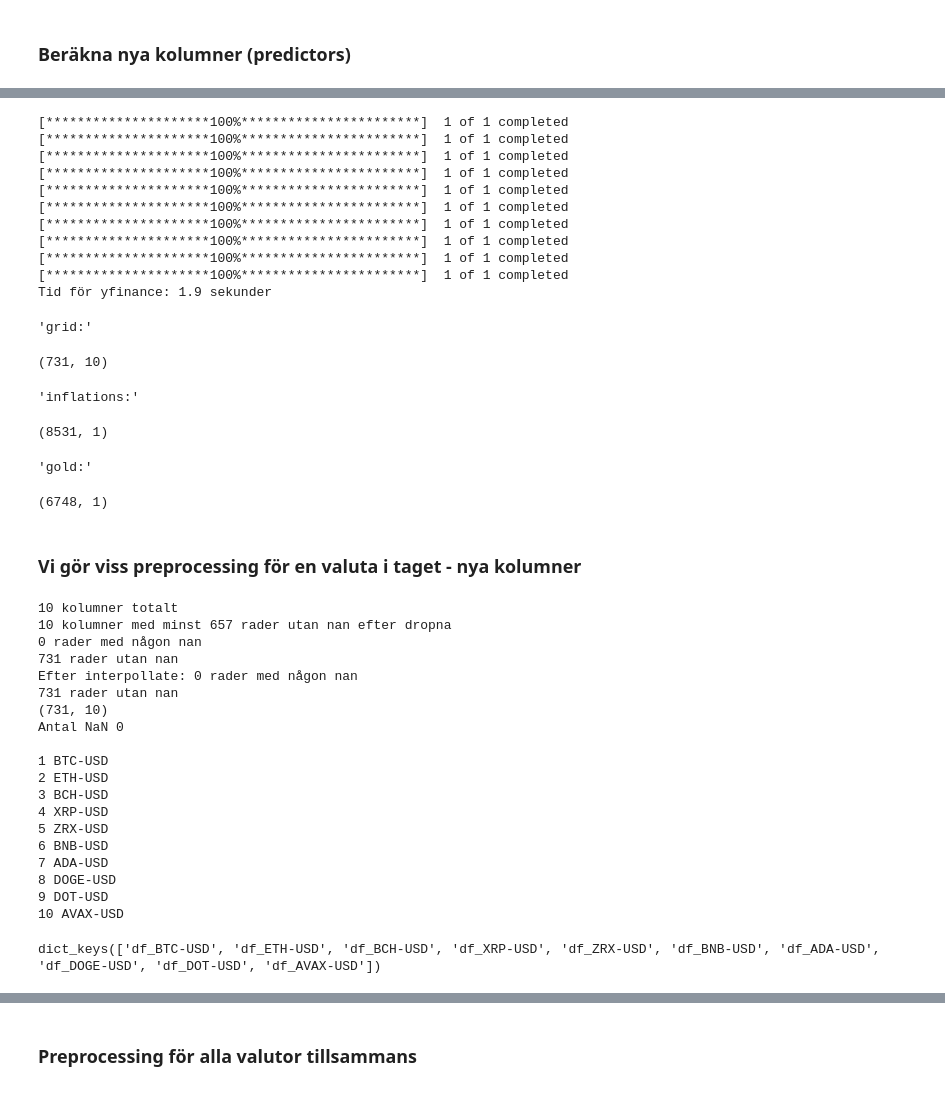
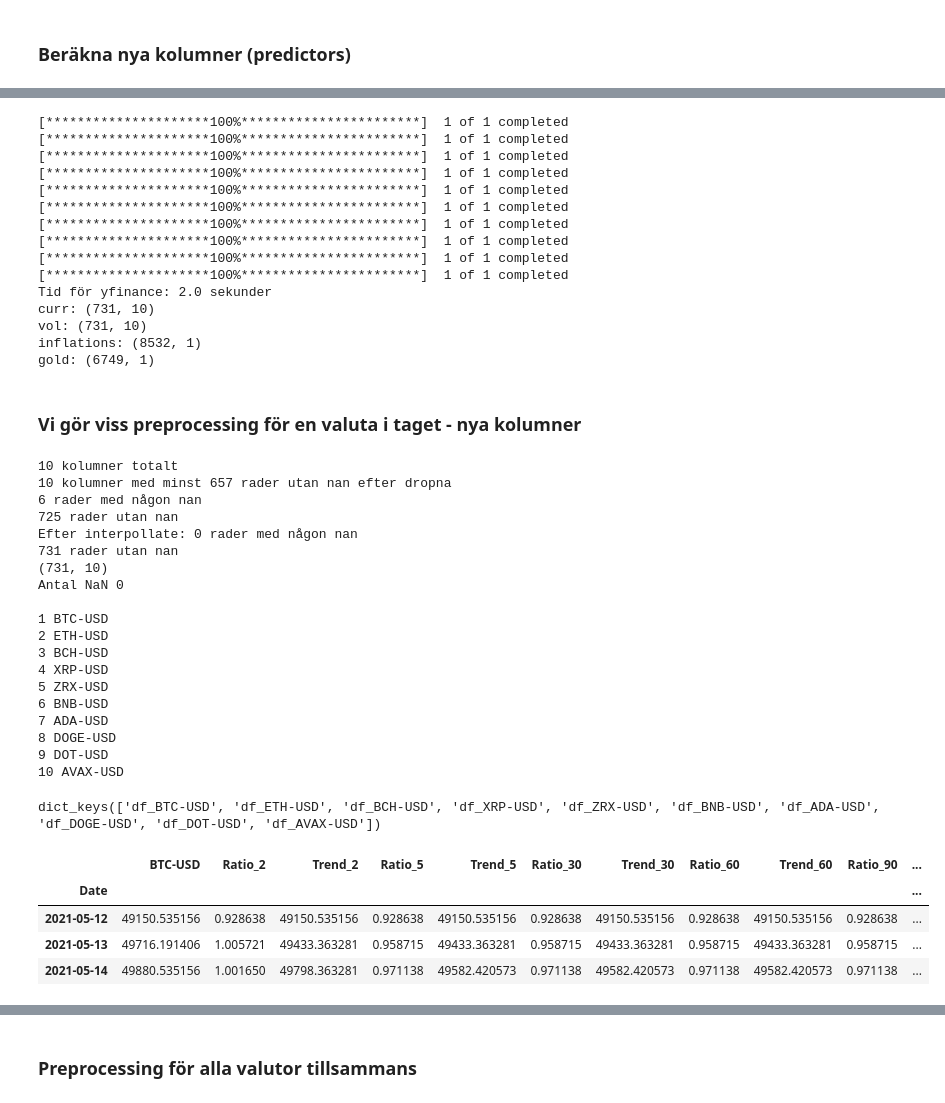
Before and after one commit to carokanns/the_new_Krypto, a Jupyter notebook: my_testa_modeller.ipynb, the cells around one changed output, grey strips where cells are left out. Cells and saved outputs as stored; diff of their text form; code cells hidden in the pictures.

```diff
--- a/my_testa_modeller.ipynb
+++ b/my_testa_modeller.ipynb
@@ -336,11 +344,12 @@ df_org.tail(3)
 # %%
 ### get the data ###
-df_grid = get_all(tickers)
-display('grid:',df_grid.shape)
+df_curr, df_vol = get_all(tickers)
+print('curr:',df_curr.shape)
+print('vol:',df_vol.shape)
 # inflations = get_inflation_data(graph=False)
-display('inflations:',df_infl.shape)
+print('inflations:',df_infl.shape)
 df_gold = get_gold_data()
-display('gold:',df_gold.shape)
+print('gold:',df_gold.shape)
 # %% [output]
 [*********************100%***********************]  1 of 1 completed
 [*********************100%***********************]  1 of 1 completed
@@ -352,19 +361,17 @@ display('gold:',df_gold.shape)
 [*********************100%***********************]  1 of 1 completed
 [*********************100%***********************]  1 of 1 completed
 [*********************100%***********************]  1 of 1 completed
-Tid för yfinance: 1.9 sekunder
+Tid för yfinance: 2.0 sekunder
+curr: (731, 10)
+vol: (731, 10)
+inflations: (8532, 1)
+gold: (6749, 1)
-'grid:'
-(731, 10)
-'inflations:'
-(8531, 1)
-'gold:'
-(6748, 1)
 # %% [markdown]
 ### Vi gör viss preprocessing för en valuta i taget - nya kolumner
 # %%
 ### preprocessing ###
 df_dict = {}
-df = pp.preprocessing_currency(df_org)
+df = pp.preprocessing_currency(df_curr)
 if df is not None:
     print('Antal NaN', df.isna().any().sum())
 
@@ -372,15 +379,15 @@ if df is not None:
     df_dict = {}  # en dictionary med samtlig nya dataframes
     for cnt, column_name in enumerate(df.columns):
         df_name = f'df_{column_name}'
-        df_dict[df_name] = pp.preprocess(df[[column_name]], df_gold, df_infl)
+        df_dict[df_name] = pp.preprocess(df_curr[[column_name]],df_vol[[column_name]], df_gold, df_infl)
         print(cnt+1, column_name)
 
 display(df_dict.keys())
 # %% [output]
 10 kolumner totalt
 10 kolumner med minst 657 rader utan nan efter dropna
-0 rader med någon nan
-731 rader utan nan
+6 rader med någon nan
+725 rader utan nan
 Efter interpollate: 0 rader med någon nan
 731 rader utan nan
 (731, 10)
@@ -397,6 +404,14 @@ Antal NaN 0
 9 DOT-USD
 10 AVAX-USD
 dict_keys(['df_BTC-USD', 'df_ETH-USD', 'df_BCH-USD', 'df_XRP-USD', 'df_ZRX-USD', 'df_BNB-USD', 'df_ADA-USD', 'df_DOGE-USD', 'df_DOT-USD', 'df_AVAX-USD'])
+# %%
+df_dict['df_BTC-USD'].head(3)
+# %% [output]
+|  | BTC-USD | Ratio_2 | Trend_2 | Ratio_5 | Trend_5 | Ratio_30 | Trend_30 | Ratio_60 | Trend_60 | Ratio_90 | ... |
+| Date |  |  |  |  |  |  |  |  |  |  | ... |
+| 2021-05-12 | 49150.535156 | 0.928638 | 49150.535156 | 0.928638 | 49150.535156 | 0.928638 | 49150.535156 | 0.928638 | 49150.535156 | 0.928638 | ... |
+| 2021-05-13 | 49716.191406 | 1.005721 | 49433.363281 | 0.958715 | 49433.363281 | 0.958715 | 49433.363281 | 0.958715 | 49433.363281 | 0.958715 | ... |
+| 2021-05-14 | 49880.535156 | 1.001650 | 49798.363281 | 0.971138 | 49582.420573 | 0.971138 | 49582.420573 | 0.971138 | 49582.420573 | 0.971138 | ... |
 # %%
 the_dict = df_dict.copy()
 # Slå ihop alla df_dict till  df2 med gemnsamma kolumner
```
Also changed, not shown: parts of 21 cells of this notebook, 2 other files.
